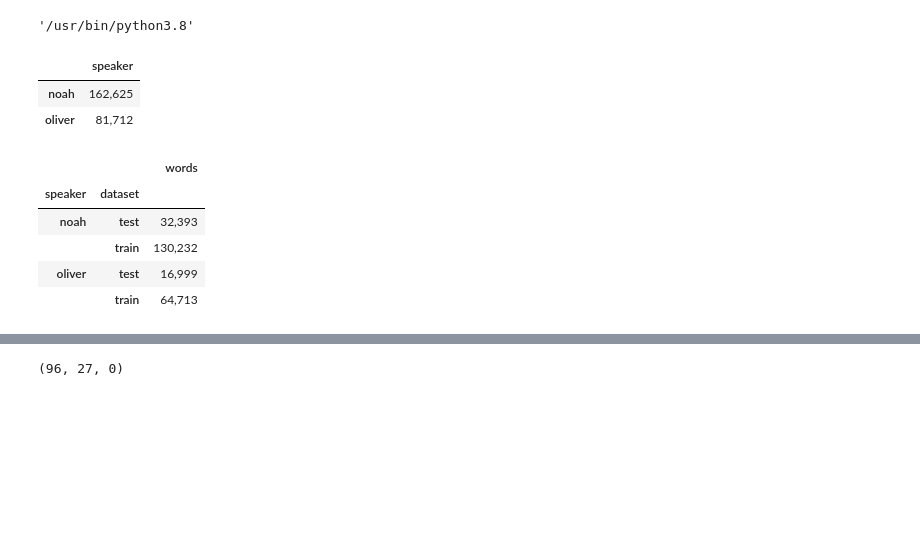
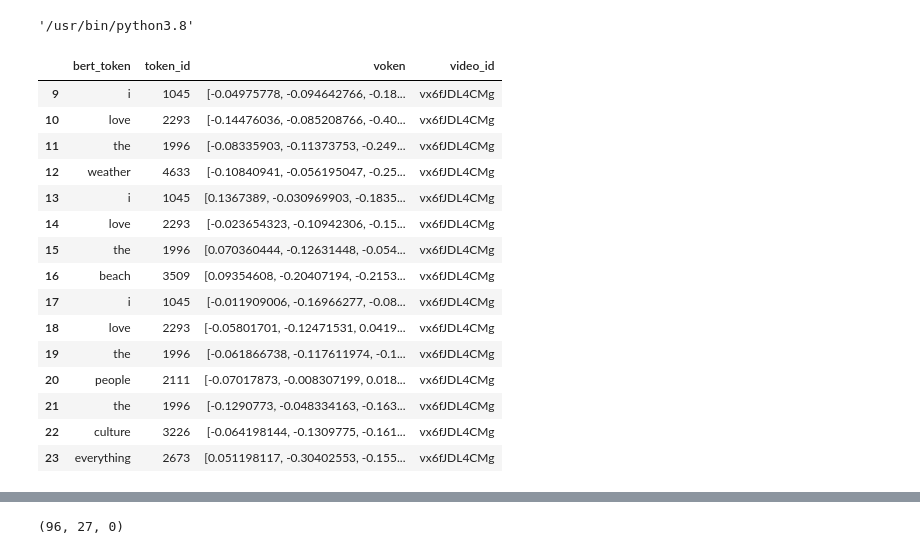
Before and after one commit to shstav2/token_voken, a Jupyter notebook: notebooks/Embeddings/Embeddings_V2.ipynb, the cells around one changed output, grey strips where cells are left out. Cells and saved outputs as stored; diff of their text form; code cells hidden in the pictures; blank space fills up the shorter version.

```diff
--- a/notebooks/Embeddings/Embeddings_V2.ipynb
+++ b/notebooks/Embeddings/Embeddings_V2.ipynb
@@ -27,6 +39,11 @@ COL_VIDEO     = 'video_id'
 COL_INTERVAL  = 'interval_id'
 COL_FRAME_ID  = 'selected_frame'
 
-COLS_VIEW     = [COL_WORD, COL_TOKEN, COL_TOKEN_ID, COL_VOKEN]
+COL_COUNT_TOKENS  = '#tokens'
+COL_COUNT_SENTS   = '#sentences'
+COL_COUNT_BATCHES = '#batches'
+COL_COUNT_STEPS   = '#steps'
+
+COLS_VIEW     = [COL_TOKEN, COL_TOKEN_ID, COL_VOKEN]
 # %%
 DATA_DIR = '/home/stav/Data/PATS_DATA/Videos'
@@ -37,21 +61,23 @@ def get_frame_path(speaker_name, video_id, interval_id, frame_id):
 # %%
 dataset_path = '/home/stav/Data/Vokenization/Datasets/Oliver_V3_Noah_V1/df_token_voken_pkl.csv'
 df_token_voken = pd.read_pickle(dataset_path)
-df_token_voken[COL_SPEAKER].value_counts().astype('float64').to_frame()
-# %% [output]
-|  | speaker |
-| noah | 162,625 |
-| oliver | 81,712 |
-# %%
-df_token_voken.groupby([COL_SPEAKER, COL_DATASET]).size()\
-    .astype('float64').to_frame()\
-    .rename(columns={0: 'words'})
-# %% [output]
-|  |  | words |
-| speaker | dataset |  |
-| noah | test | 32,393 |
-|  | train | 130,232 |
-| oliver | test | 16,999 |
-|  | train | 64,713 |
-# %%
-df_token_voken.reset_index(drop=True, inplace=True)
+# %%
+i = 234247 # i love the weasther i love the beach
+df_token_voken.iloc[i-5:i+10][COLS_VIEW + ['video_id']]
+# %% [output]
+|  | bert_token | token_id | voken | video_id |
+| 9 | i | 1045 | [-0.04975778, -0.094642766, -0.18... | vx6fJDL4CMg |
+| 10 | love | 2293 | [-0.14476036, -0.085208766, -0.40... | vx6fJDL4CMg |
+| 11 | the | 1996 | [-0.08335903, -0.11373753, -0.249... | vx6fJDL4CMg |
+| 12 | weather | 4633 | [-0.10840941, -0.056195047, -0.25... | vx6fJDL4CMg |
+| 13 | i | 1045 | [0.1367389, -0.030969903, -0.1835... | vx6fJDL4CMg |
+| 14 | love | 2293 | [-0.023654323, -0.10942306, -0.15... | vx6fJDL4CMg |
+| 15 | the | 1996 | [0.070360444, -0.12631448, -0.054... | vx6fJDL4CMg |
+| 16 | beach | 3509 | [0.09354608, -0.20407194, -0.2153... | vx6fJDL4CMg |
+| 17 | i | 1045 | [-0.011909006, -0.16966277, -0.08... | vx6fJDL4CMg |
+| 18 | love | 2293 | [-0.05801701, -0.12471531, 0.0419... | vx6fJDL4CMg |
+| 19 | the | 1996 | [-0.061866738, -0.117611974, -0.1... | vx6fJDL4CMg |
+| 20 | people | 2111 | [-0.07017873, -0.008307199, 0.018... | vx6fJDL4CMg |
+| 21 | the | 1996 | [-0.1290773, -0.048334163, -0.163... | vx6fJDL4CMg |
+| 22 | culture | 3226 | [-0.064198144, -0.1309775, -0.161... | vx6fJDL4CMg |
+| 23 | everything | 2673 | [0.051198117, -0.30402553, -0.155... | vx6fJDL4CMg |
```
Also changed, not shown: parts of 14 cells of this notebook, 4 other files.
